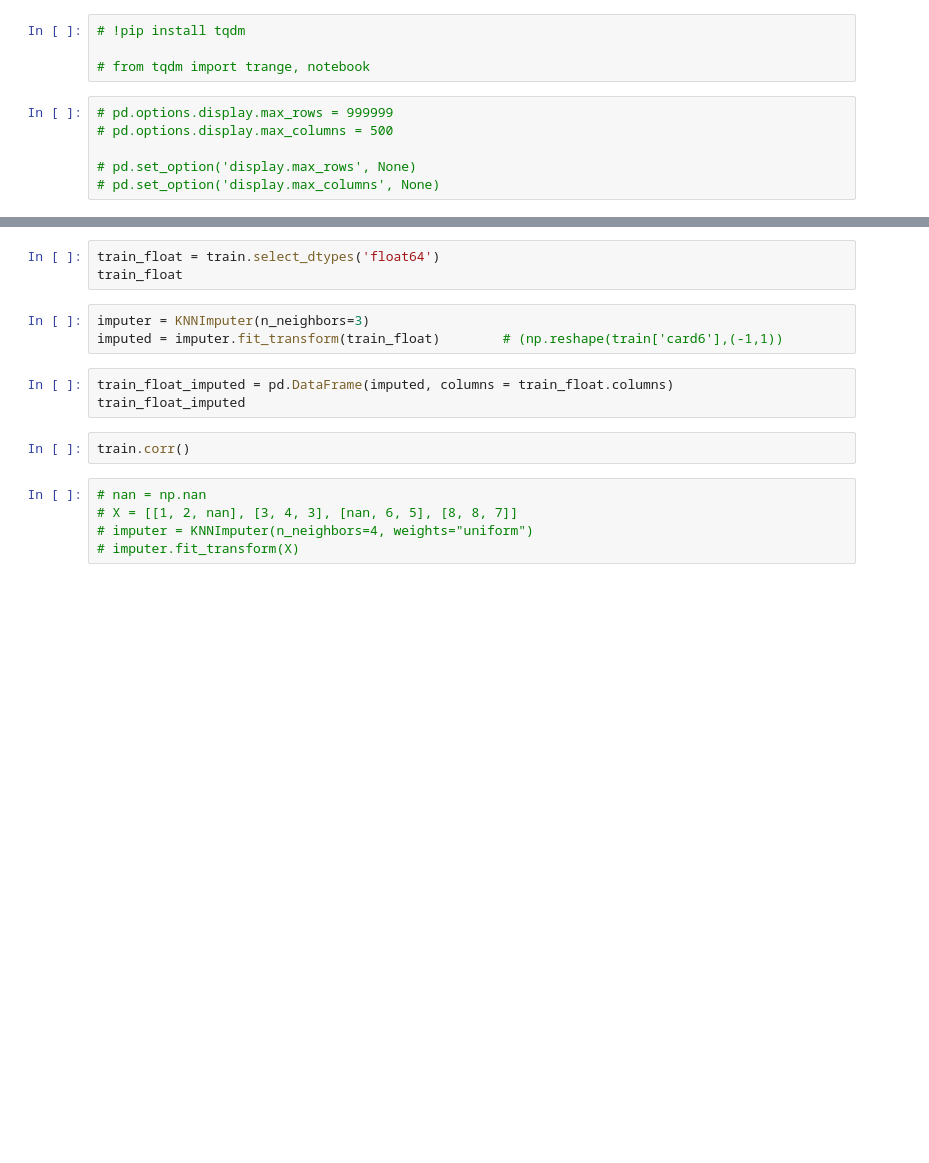
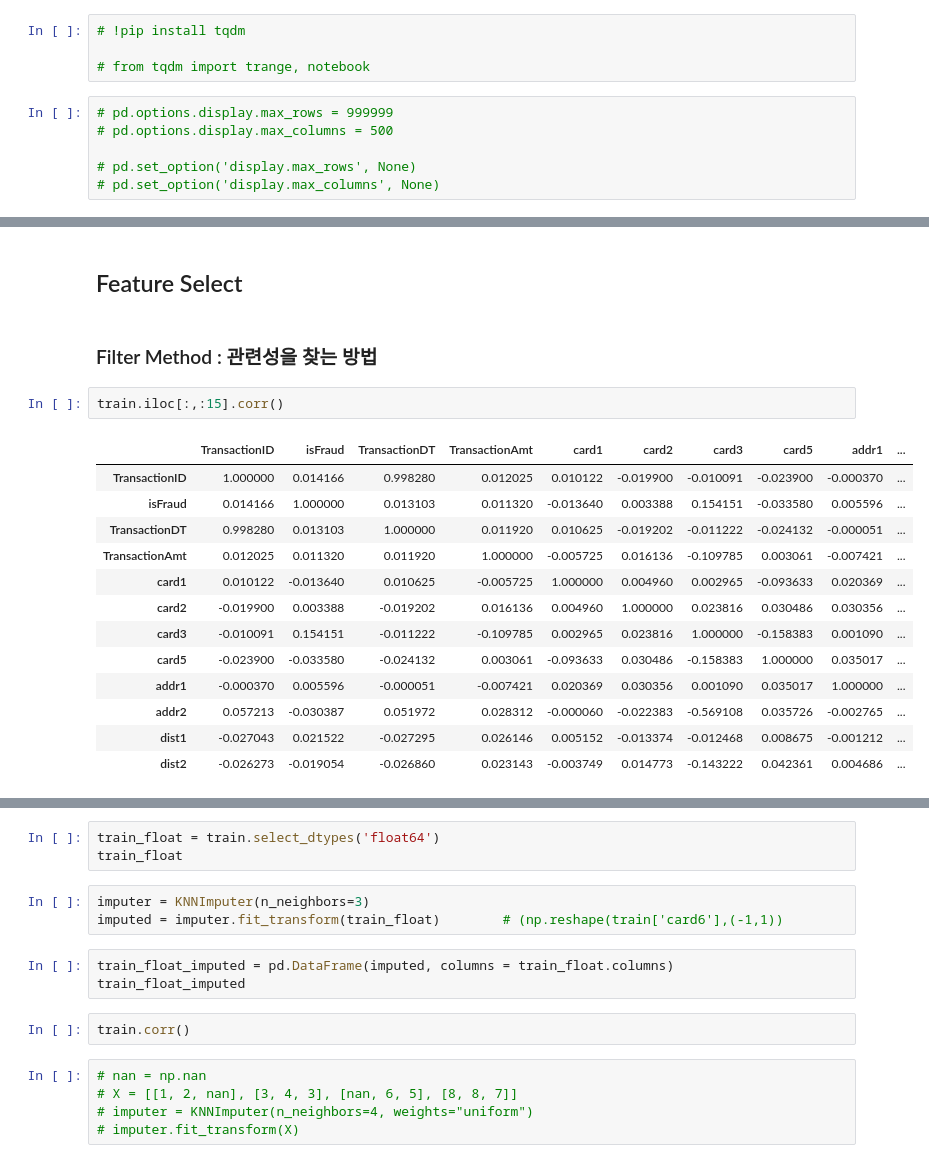
Before and after one commit to lhshs/2022_YDS2, a Jupyter notebook: MLproject_jupyter.ipynb, the cells around one changed output, grey strips where cells are left out. Cells and saved outputs as stored; diff of their text form; blank space fills up the shorter version.

```diff
--- a/MLproject_jupyter.ipynb
+++ b/MLproject_jupyter.ipynb
@@ -174,0 +316,20 @@ train.iloc[:, 300:400].info()
+# %% [markdown]
+## Feature Select
+# %% [markdown]
+### Filter Method : 관련성을 찾는 방법
+# %%
+train.iloc[:,:15].corr()
+# %% [output]
+|  | TransactionID | isFraud | TransactionDT | TransactionAmt | card1 | card2 | card3 | card5 | addr1 | ... |
+| TransactionID | 1.000000 | 0.014166 | 0.998280 | 0.012025 | 0.010122 | -0.019900 | -0.010091 | -0.023900 | -0.000370 | ... |
+| isFraud | 0.014166 | 1.000000 | 0.013103 | 0.011320 | -0.013640 | 0.003388 | 0.154151 | -0.033580 | 0.005596 | ... |
+| TransactionDT | 0.998280 | 0.013103 | 1.000000 | 0.011920 | 0.010625 | -0.019202 | -0.011222 | -0.024132 | -0.000051 | ... |
+| TransactionAmt | 0.012025 | 0.011320 | 0.011920 | 1.000000 | -0.005725 | 0.016136 | -0.109785 | 0.003061 | -0.007421 | ... |
+| card1 | 0.010122 | -0.013640 | 0.010625 | -0.005725 | 1.000000 | 0.004960 | 0.002965 | -0.093633 | 0.020369 | ... |
+| card2 | -0.019900 | 0.003388 | -0.019202 | 0.016136 | 0.004960 | 1.000000 | 0.023816 | 0.030486 | 0.030356 | ... |
+| card3 | -0.010091 | 0.154151 | -0.011222 | -0.109785 | 0.002965 | 0.023816 | 1.000000 | -0.158383 | 0.001090 | ... |
+| card5 | -0.023900 | -0.033580 | -0.024132 | 0.003061 | -0.093633 | 0.030486 | -0.158383 | 1.000000 | 0.035017 | ... |
+| addr1 | -0.000370 | 0.005596 | -0.000051 | -0.007421 | 0.020369 | 0.030356 | 0.001090 | 0.035017 | 1.000000 | ... |
+| addr2 | 0.057213 | -0.030387 | 0.051972 | 0.028312 | -0.000060 | -0.022383 | -0.569108 | 0.035726 | -0.002765 | ... |
+| dist1 | -0.027043 | 0.021522 | -0.027295 | 0.026146 | 0.005152 | -0.013374 | -0.012468 | 0.008675 | -0.001212 | ... |
+| dist2 | -0.026273 | -0.019054 | -0.026860 | 0.023143 | -0.003749 | 0.014773 | -0.143222 | 0.042361 | 0.004686 | ... |
```
Also changed, not shown: parts of 39 cells of this notebook.
